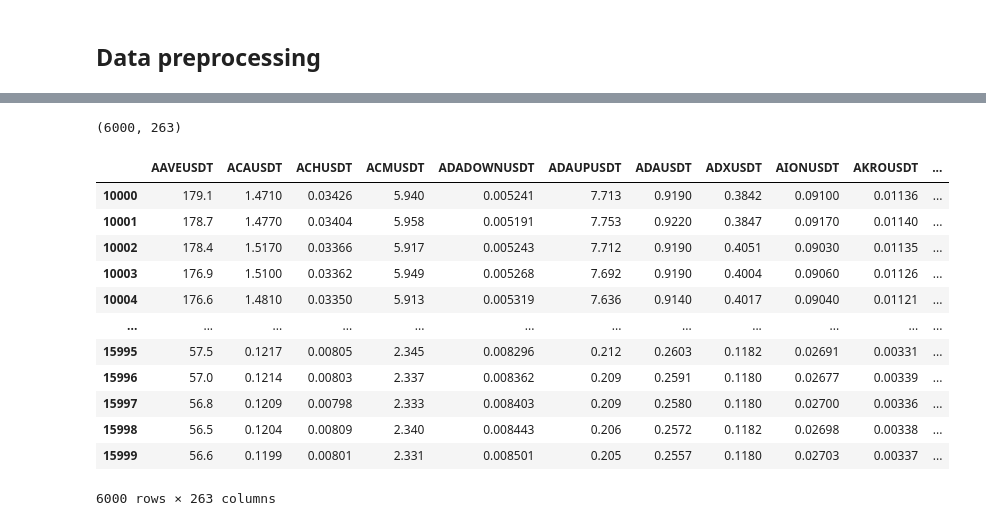
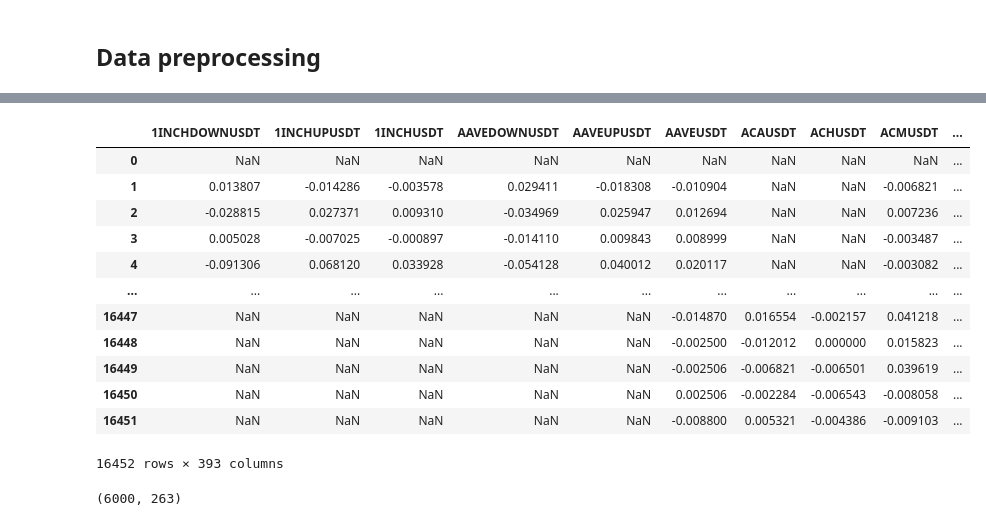
Before and after one commit to Uniblake/fin525, a Jupyter notebook: project_week10.ipynb, the cells around one changed output, grey strips where cells are left out. Drawn from its saved outputs; the diff is of its cells as text; code cells hidden in the pictures.

```diff
--- a/project_week10.ipynb
+++ b/project_week10.ipynb
@@ -227,3 +243,21 @@ pd_whole_wo_time = pd_whole_wo_time.drop(["time"], axis=1)
+# %%
+log_ret_all_data = np.log(all_data).diff()
+# %%
+log_ret_all_data
+# %% [output]
+|  | 1INCHDOWNUSDT | 1INCHUPUSDT | 1INCHUSDT | AAVEDOWNUSDT | AAVEUPUSDT | AAVEUSDT | ACAUSDT | ACHUSDT | ACMUSDT | ... |
+| 0 | NaN | NaN | NaN | NaN | NaN | NaN | NaN | NaN | NaN | ... |
+| 1 | 0.013807 | -0.014286 | -0.003578 | 0.029411 | -0.018308 | -0.010904 | NaN | NaN | -0.006821 | ... |
+| 2 | -0.028815 | 0.027371 | 0.009310 | -0.034969 | 0.025947 | 0.012694 | NaN | NaN | 0.007236 | ... |
+| 3 | 0.005028 | -0.007025 | -0.000897 | -0.014110 | 0.009843 | 0.008999 | NaN | NaN | -0.003487 | ... |
+| 4 | -0.091306 | 0.068120 | 0.033928 | -0.054128 | 0.040012 | 0.020117 | NaN | NaN | -0.003082 | ... |
+| ... | ... | ... | ... | ... | ... | ... | ... | ... | ... | ... |
+| 16447 | NaN | NaN | NaN | NaN | NaN | -0.014870 | 0.016554 | -0.002157 | 0.041218 | ... |
+| 16448 | NaN | NaN | NaN | NaN | NaN | -0.002500 | -0.012012 | 0.000000 | 0.015823 | ... |
+| 16449 | NaN | NaN | NaN | NaN | NaN | -0.002506 | -0.006821 | -0.006501 | 0.039619 | ... |
+| 16450 | NaN | NaN | NaN | NaN | NaN | 0.002506 | -0.002284 | -0.006543 | -0.008058 | ... |
+| 16451 | NaN | NaN | NaN | NaN | NaN | -0.008800 | 0.005321 | -0.004386 | -0.009103 | ... |
+16452 rows × 393 columns
 # %%
 t0 = 10000
 t1 = 16000
@@ -232,18 +266,2 @@ sample.shape
 # %% [output]
 (6000, 263)
-# %%
-sample
-# %% [output]
-|  | AAVEUSDT | ACAUSDT | ACHUSDT | ACMUSDT | ADADOWNUSDT | ADAUPUSDT | ADAUSDT | ADXUSDT | AIONUSDT | AKROUSDT | ... |
-| 10000 | 179.1 | 1.4710 | 0.03426 | 5.940 | 0.005241 | 7.713 | 0.9190 | 0.3842 | 0.09100 | 0.01136 | ... |
-| 10001 | 178.7 | 1.4770 | 0.03404 | 5.958 | 0.005191 | 7.753 | 0.9220 | 0.3847 | 0.09170 | 0.01140 | ... |
-| 10002 | 178.4 | 1.5170 | 0.03366 | 5.917 | 0.005243 | 7.712 | 0.9190 | 0.4051 | 0.09030 | 0.01135 | ... |
-| 10003 | 176.9 | 1.5100 | 0.03362 | 5.949 | 0.005268 | 7.692 | 0.9190 | 0.4004 | 0.09060 | 0.01126 | ... |
-| 10004 | 176.6 | 1.4810 | 0.03350 | 5.913 | 0.005319 | 7.636 | 0.9140 | 0.4017 | 0.09040 | 0.01121 | ... |
-| ... | ... | ... | ... | ... | ... | ... | ... | ... | ... | ... | ... |
-| 15995 | 57.5 | 0.1217 | 0.00805 | 2.345 | 0.008296 | 0.212 | 0.2603 | 0.1182 | 0.02691 | 0.00331 | ... |
-| 15996 | 57.0 | 0.1214 | 0.00803 | 2.337 | 0.008362 | 0.209 | 0.2591 | 0.1180 | 0.02677 | 0.00339 | ... |
-| 15997 | 56.8 | 0.1209 | 0.00798 | 2.333 | 0.008403 | 0.209 | 0.2580 | 0.1180 | 0.02700 | 0.00336 | ... |
-| 15998 | 56.5 | 0.1204 | 0.00809 | 2.340 | 0.008443 | 0.206 | 0.2572 | 0.1182 | 0.02698 | 0.00338 | ... |
-| 15999 | 56.6 | 0.1199 | 0.00801 | 2.331 | 0.008501 | 0.205 | 0.2557 | 0.1180 | 0.02703 | 0.00337 | ... |
-6000 rows × 263 columns
```
Also changed, not shown: parts of 4 cells of this notebook.
